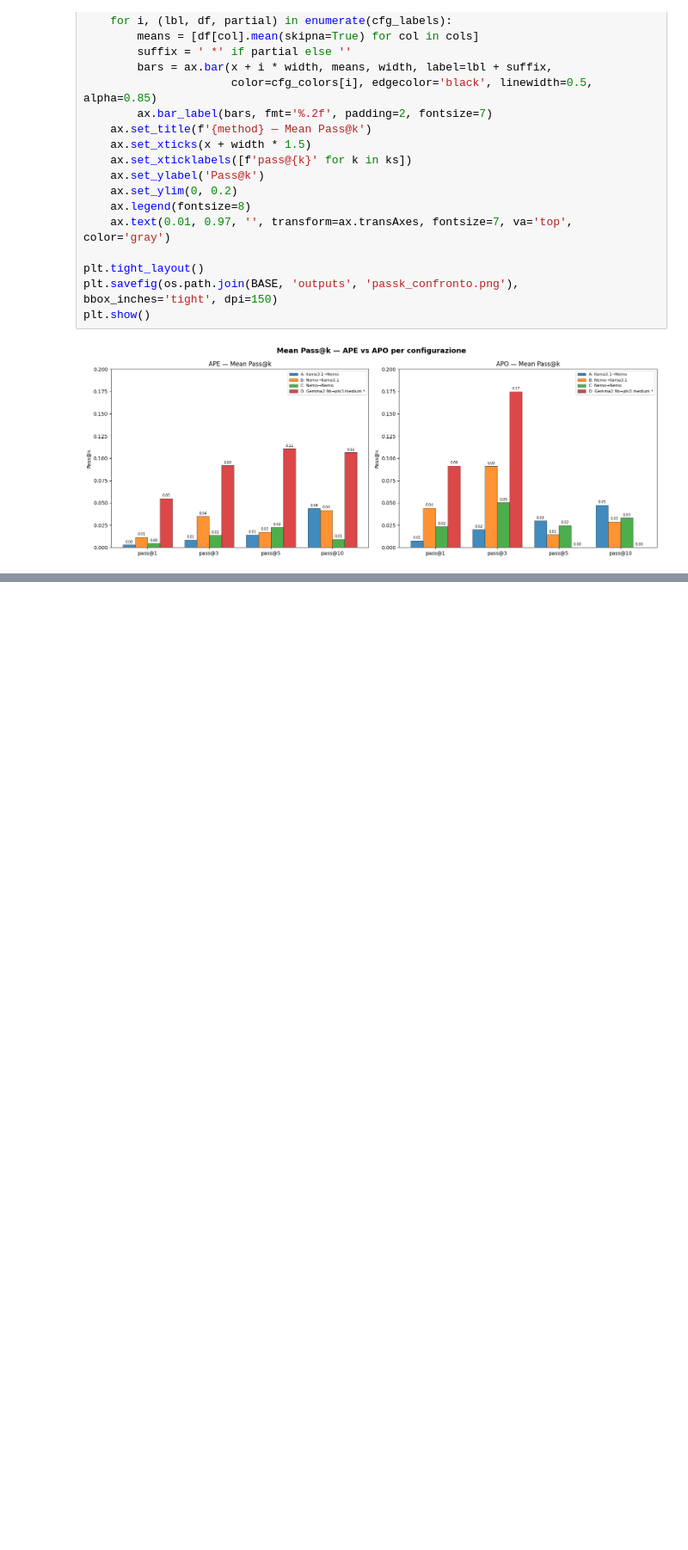
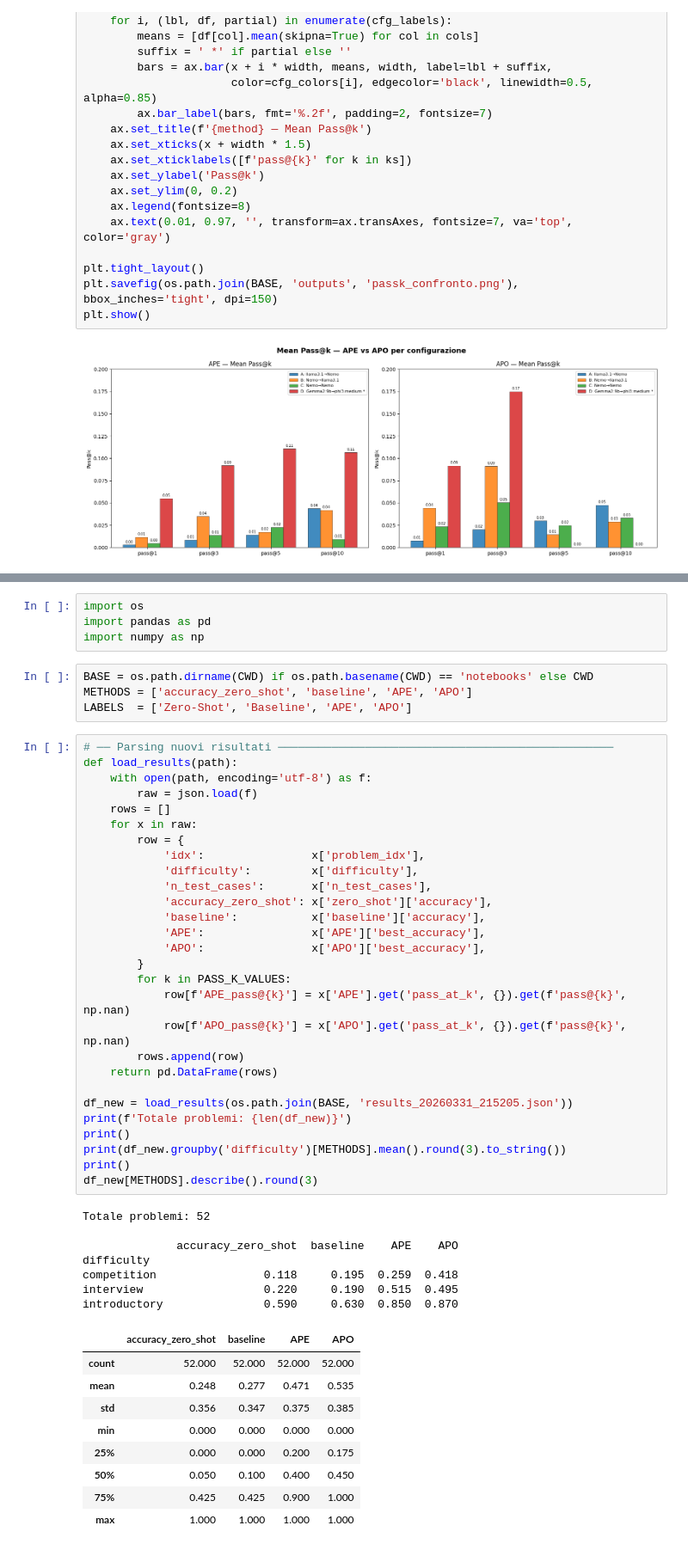
Before and after one commit to OmarDernjani/esperimenti_tesi, a Jupyter notebook: notebooks/analisi_esp.ipynb, the cells around one changed output, grey strips where cells are left out. Shown at 86% size. Cells and saved outputs as stored; diff of their text form; blank space fills up the shorter version.

```diff
--- a/notebooks/analisi_esp.ipynb
+++ b/notebooks/analisi_esp.ipynb
@@ -497,0 +509,53 @@ plt.show()
+# %%
+import os
+import pandas as pd
+import numpy as np
+# %%
+BASE = os.path.dirname(CWD) if os.path.basename(CWD) == 'notebooks' else CWD
+METHODS = ['accuracy_zero_shot', 'baseline', 'APE', 'APO']
+LABELS  = ['Zero-Shot', 'Baseline', 'APE', 'APO']
+# %%
+# ── Parsing nuovi risultati ──────────────────────────────────────────────────
+def load_results(path):
+    with open(path, encoding='utf-8') as f:
+        raw = json.load(f)
+    rows = []
+    for x in raw:
+        row = {
+            'idx':                x['problem_idx'],
+            'difficulty':         x['difficulty'],
+            'n_test_cases':       x['n_test_cases'],
+            'accuracy_zero_shot': x['zero_shot']['accuracy'],
+            'baseline':           x['baseline']['accuracy'],
+            'APE':                x['APE']['best_accuracy'],
+            'APO':                x['APO']['best_accuracy'],
+        }
+        for k in PASS_K_VALUES:
+            row[f'APE_pass@{k}'] = x['APE'].get('pass_at_k', {}).get(f'pass@{k}', np.nan)
+            row[f'APO_pass@{k}'] = x['APO'].get('pass_at_k', {}).get(f'pass@{k}', np.nan)
+        rows.append(row)
+    return pd.DataFrame(rows)
+
+df_new = load_results(os.path.join(BASE, 'results_20260331_215205.json'))
+print(f'Totale problemi: {len(df_new)}')
+print()
+print(df_new.groupby('difficulty')[METHODS].mean().round(3).to_string())
+print()
+df_new[METHODS].describe().round(3)
+# %% [output]
+Totale problemi: 52
+
+              accuracy_zero_shot  baseline    APE    APO
+difficulty
+competition                0.118     0.195  0.259  0.418
+interview                  0.220     0.190  0.515  0.495
+introductory               0.590     0.630  0.850  0.870
+|  | accuracy_zero_shot | baseline | APE | APO |
+| count | 52.000 | 52.000 | 52.000 | 52.000 |
+| mean | 0.248 | 0.277 | 0.471 | 0.535 |
+| std | 0.356 | 0.347 | 0.375 | 0.385 |
+| min | 0.000 | 0.000 | 0.000 | 0.000 |
+| 25% | 0.000 | 0.000 | 0.200 | 0.175 |
+| 50% | 0.050 | 0.100 | 0.400 | 0.450 |
+| 75% | 0.425 | 0.425 | 0.900 | 1.000 |
+| max | 1.000 | 1.000 | 1.000 | 1.000 |
```
Also changed, not shown: parts of 7 cells of this notebook, 5 other files.
